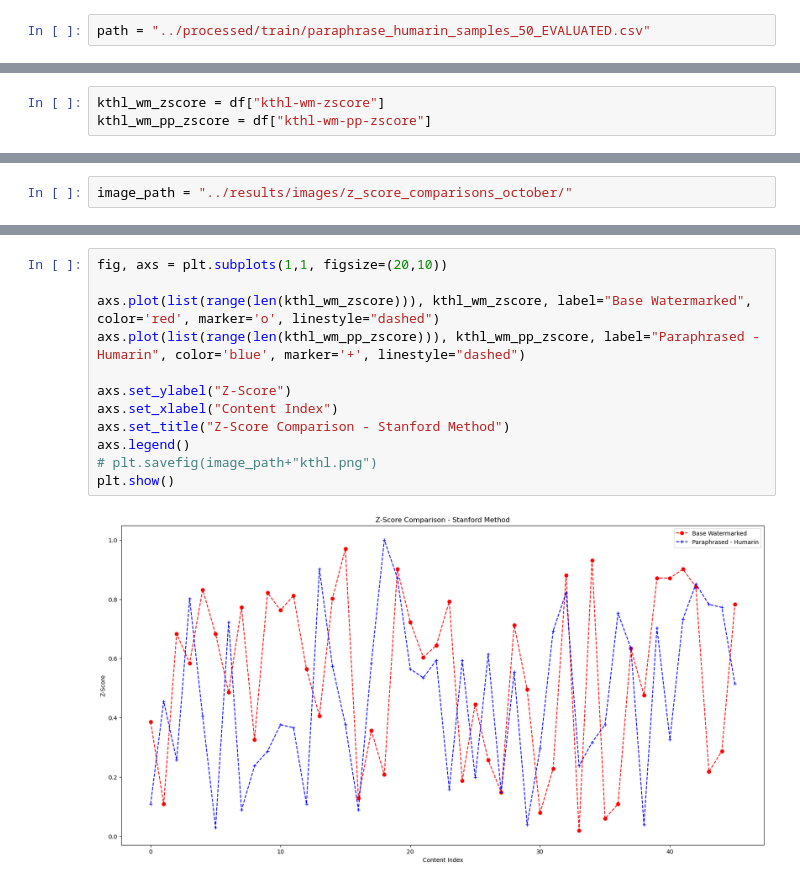
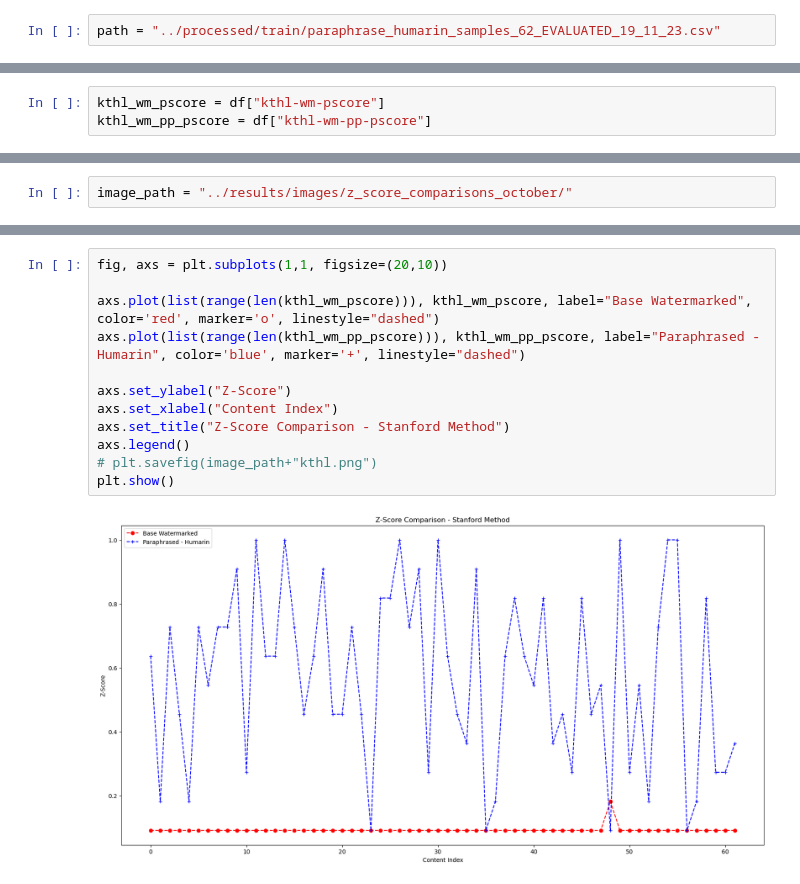
Before and after one commit to SamSJackson/Level4-Proj, a Jupyter notebook: data/notebooks/inspect_example_results.ipynb, the cells around one changed output, grey strips where cells are left out. Cells and saved outputs as stored; diff of their text form.

```diff
--- a/data/notebooks/inspect_example_results.ipynb
+++ b/data/notebooks/inspect_example_results.ipynb
@@ -5,5 +12,5 @@ import numpy as np
 # %%
-path = "../processed/train/paraphrase_humarin_samples_50_EVALUATED.csv"
+path = "../processed/train/paraphrase_humarin_samples_62_EVALUATED_19_11_23.csv"
 # %%
 df = pd.read_csv(path)
 # %%
@@ -12,4 +19,4 @@ kgw_wm_pp_zscore = df["kgw-wm-pp-zscore"]
 # %%
-kthl_wm_zscore = df["kthl-wm-zscore"]
-kthl_wm_pp_zscore = df["kthl-wm-pp-zscore"]
+kthl_wm_pscore = df["kthl-wm-pscore"]
+kthl_wm_pp_pscore = df["kthl-wm-pp-pscore"]
 # %%
@@ -56,14 +63,14 @@ plt.show()
 # %%
 fig, axs = plt.subplots(1,1, figsize=(20,10))
 
-axs.plot(list(range(len(kthl_wm_zscore))), kthl_wm_zscore, label="Base Watermarked", color='red', marker='o', linestyle="dashed")
-axs.plot(list(range(len(kthl_wm_pp_zscore))), kthl_wm_pp_zscore, label="Paraphrased - Humarin", color='blue', marker='+', linestyle="dashed")
+axs.plot(list(range(len(kthl_wm_pscore))), kthl_wm_pscore, label="Base Watermarked", color='red', marker='o', linestyle="dashed")
+axs.plot(list(range(len(kthl_wm_pp_pscore))), kthl_wm_pp_pscore, label="Paraphrased - Humarin", color='blue', marker='+', linestyle="dashed")
 
 axs.set_ylabel("Z-Score")
 axs.set_xlabel("Content Index")
 axs.set_title("Z-Score Comparison - Stanford Method")
 axs.legend()
 # plt.savefig(image_path+"kthl.png")
 plt.show()
 # %% [output]
-[figure, old version]
+[figure, new version]
```
Also changed, not shown: parts of 7 cells of this notebook, 36 other files.
